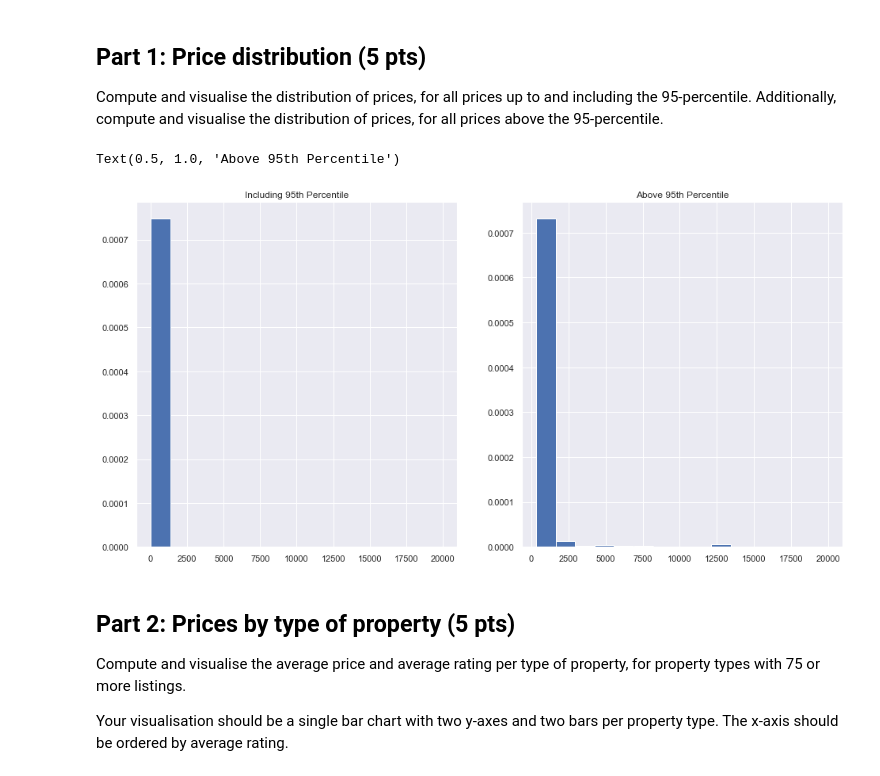
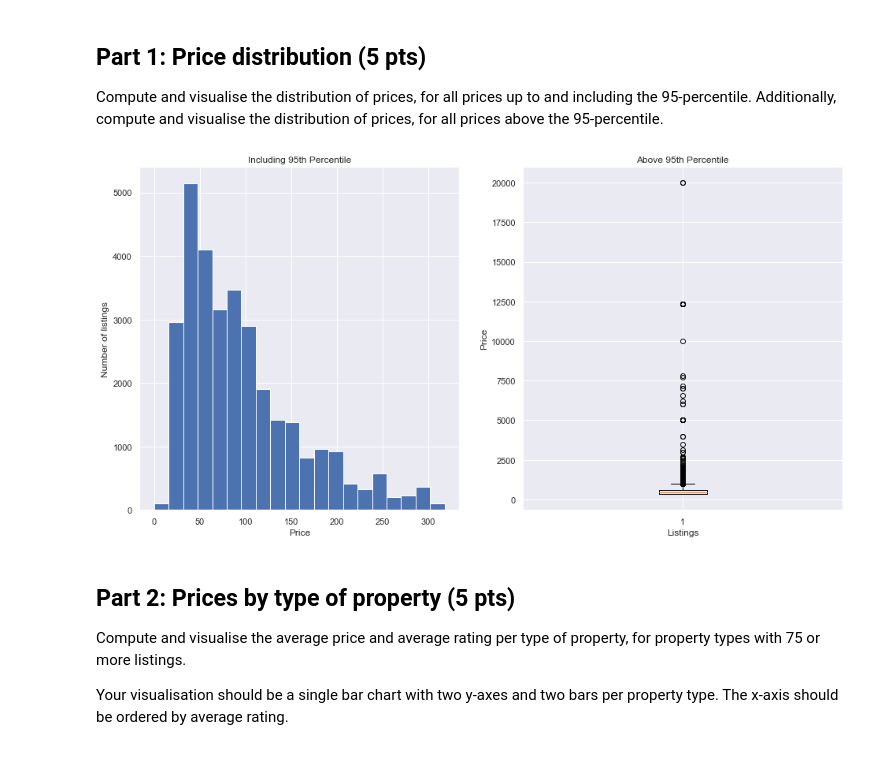
Before and after one commit to georgezefko/02807_Computational_tools_for_DS, a Jupyter notebook: 02807_Project_2.ipynb, the cells around one changed output. Cells and saved outputs as stored; diff of their text form; code cells hidden in the pictures.

```diff
--- a/02807_Project_2.ipynb
+++ b/02807_Project_2.ipynb
@@ -332,7 +340,7 @@ In this exercise you must use Spark to do the data processing.
 Your dataframe is a subset of `df_listings_analysis` and should be named `df_listings_london`.
 # %%
 # your code goes here
-df_listings_london = df_listings_analysis.filter((F.col('city')=='London') | (F.col('city')=='london'))
+df_listings_london = df_listings_analysis.filter((F.col('city')=='London'))
 df_listings_london.toPandas()
 # %% [output]
 |  | id | listing_url | neighbourhood_cleansed | city | price | review_scores_rating | number_of_reviews | ... |
@@ -355,21 +363,28 @@ Compute and visualise the distribution of prices, for all prices up to and inclu
 # %%
 # your code goes here
 
 # #not sure if this is correct
-
+quantile_below = F.col('price')<=df_listings_london.approxQuantile('price',[0.95],0)[0]
 quantile = F.col('price')>df_listings_london.approxQuantile('price',[0.95],0)[0]
 
-df1 = df_listings_london.filter(quantile).toPandas()
+
+df1 = df_listings_london.filter(quantile_below).toPandas()
+df2 = df_listings_london.filter(quantile).toPandas()
+
 
 
 fig, ax = plt.subplots(nrows=1,ncols=2,figsize = (16,8))
-ax[0].hist(df_listings_london.toPandas()['price'], density = True, bins = 15) # change density to true, because KDE uses density
-ax[1].hist(df1['price'], density = True, bins = 15) # change density to true, because KDE uses density
+ax[0].hist(df1['price'], density = False, bins = 20)
+ax[1].boxplot(df2['price'])  # Use a box plot to better visualise the listings & prices above 95th percentile
 ax[0].set_title('Including 95th Percentile')
 ax[1].set_title('Above 95th Percentile')
+ax[0].set_xlabel("Price")
+ax[0].set_ylabel("Number of listings")
+ax[1].set_xlabel("Listings")
+ax[1].set_ylabel("Price")
+plt.show()
 # %% [output]
-Text(0.5, 1.0, 'Above 95th Percentile')
-[figure, old version]
+[figure, new version]
 # %% [markdown]
 ## Part 2: Prices by type of property (5 pts)
 
```
Also changed, not shown: parts of 56 cells of this notebook.
